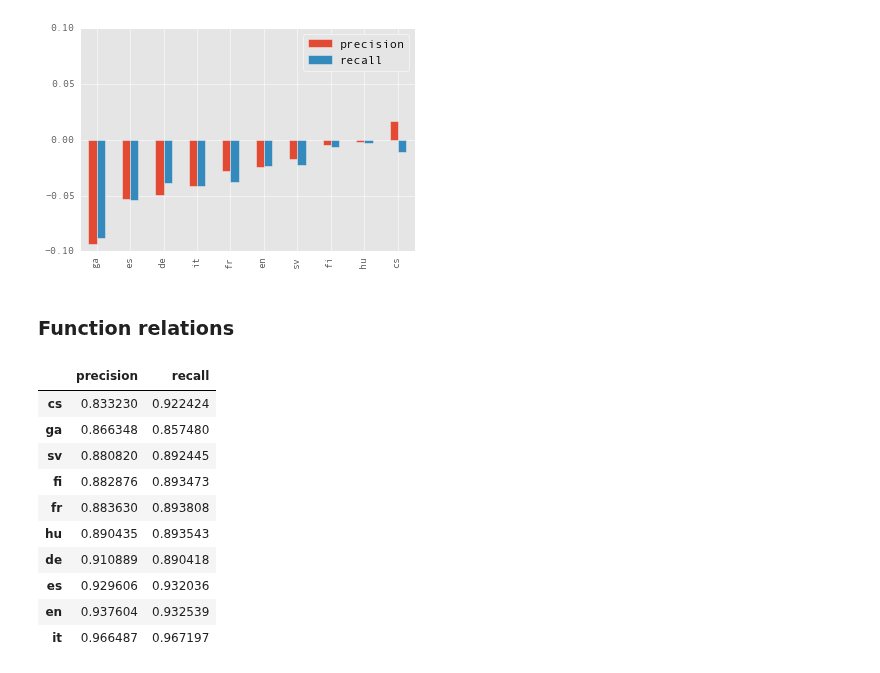
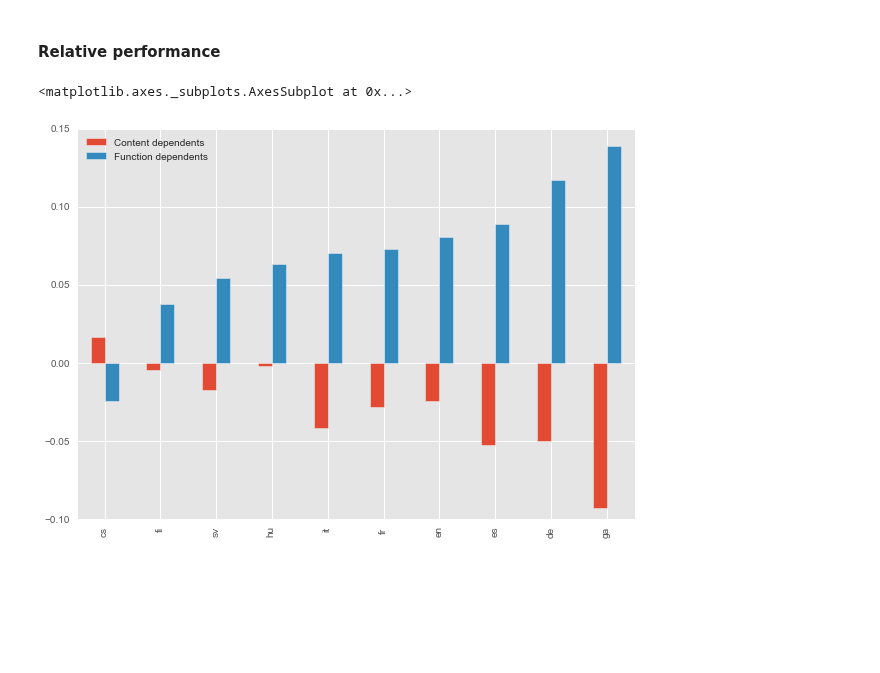
Before and after one commit to jimmycallin/udeval, a Jupyter notebook: notebooks/Comparison of dependency relations in evaluation.ipynb, the cells around one changed output. Saved outputs shown, nothing was run; the diff lists cells and outputs as text; code cells hidden in the pictures; blank space fills up the shorter version.

Commit message:
updates to figures, new results in comparison...

```diff
--- a/notebooks/Comparison of dependency relations in evaluation.ipynb
+++ b/notebooks/Comparison of dependency relations in evaluation.ipynb
@@ -3,7 +35,29 @@
+# %%
+# My classes
+content_dependents = ("acl", "advcl", "advmod", "amod", "appos", "ccomp", "compound", "conj", "csubj", "csubjpass", "dislocated", "dobj", "iobj", "list", "name", "nmod", "nsubj", "nsubjpass", "nummod", "parataxis", "remnant", "root", "vocative", "xcomp")
+function_dependents = ('aux', 'auxpass', 'case', 'cc', 'cop', 'det', 'expl', 'mark', 'neg', 'mwe')
+nonsemantic_dependents = ("punct", "discourse", "reparandum", "dep", "goeswith", "foreign")
+
+# UD classes
+core_dependents = ['nsubj', 'csubj', 'nsubjpass', 'csubjpass', 'dobj', 'ccomp', 'xcomp', 'iobj']
+noncore_dependents = ['nmod', 'advcl', 'advmod', 'neg']
+noun_dependents = ['nummod', 'acl', 'amod', 'appos', 'nmod']
+coordination_dependents = ['conj']
+special_clausal_dependents = ['vocative', 'aux', 'mark', 'discourse', 'auxpass', 'expl', 'cop']
+other_functional_dependents = ['det', 'cc', 'case', 'mwe']
+
+all_labels = content_dependents + function_dependents + nonsemantic_dependents
 # %%
 %matplotlib inline
 import matplotlib
+from matplotlib import pylab
+pylab.rcParams['figure.figsize'] = (10.0, 7.0)
+pylab.rcParams['font.size'] = 16
 matplotlib.style.use('ggplot')
+
+# Remove warnings
+import warnings
+warnings.filterwarnings('ignore')
 
 import sys, os
 sys.path.append("../tools/")
@@ -60,10 +114,3 @@ def precision_recall_filter_labels(labels):
         prec_recs["recall"].append(recall)
 
     return pd.DataFrame(prec_recs, index=index).sort_values("precision")
-# %%
-content_relations = ("acl", "advcl", "advmod", "amod", "appos", "ccomp", "compound", "conj", "csubj", "csubjpass", "dislocated", "dobj", "iobj", "list", "name", "nmod", "nsubj", "nsubjpass", "nummod", "parataxis", "remnant", "root", "vocative", "xcomp")
-function_relations = ('aux', 'auxpass', 'case', 'cc', 'cop', 'det', 'expl', 'mark', 'neg', 'mwe')
-other_relations = ("punct", "discourse", "reparandum", "dep", "goeswith", "foreign")
-all_labels = content_relations + function_relations + other_relations
-all_labels_results = precision_recall_filter_labels(all_labels)
-all_labels_results
@@ -117,0 +182,8 @@ content_results.sort_values("precision")
+# %%
+content_dependents_result = precision_recall_filter_labels(content_dependents)
+function_dependents_result = precision_recall_filter_labels(function_dependents)
+results_dict = {"Content dependents": content_dependents_result,
+                "Function dependents": function_dependents_result}
+
+content_function_results = pd.concat(results_dict.values(), keys=results_dict.keys(), axis=1)
+content_function_results
@@ -118,21 +203,9 @@ content_results.sort_values("precision")
+# %% [markdown]
+#### Relative performance
 # %%
-content_results.subtract(all_labels_results, axis=0).sort_values("precision").plot(kind='bar').set_ylim(-0.1, 0.1);
+content_function_precisions = content_function_results.subtract(all_labels_results, level=1).xs('precision', level=1, axis=1)
+content_function_precisions.sort_values('Function dependents').plot(kind='bar')
+#content_dependents_result.subtract(all_labels_results, axis=0).sort_values("precision").plot(kind='bar').set_ylim(-0.1, 0.1);
 # %% [output]
+<matplotlib.axes._subplots.AxesSubplot at 0x...>
-[figure, old version]
+[figure, new version]
-# %% [markdown]
-### Function relations
-# %%
-function_results = precision_recall_filter_labels(function_relations)
-function_results.sort_values("precision")
-# %% [output]
-|  | precision | recall |
-| cs | 0.833230 | 0.922424 |
-| ga | 0.866348 | 0.857480 |
-| sv | 0.880820 | 0.892445 |
-| fi | 0.882876 | 0.893473 |
-| fr | 0.883630 | 0.893808 |
-| hu | 0.890435 | 0.893543 |
-| de | 0.910889 | 0.890418 |
-| es | 0.929606 | 0.932036 |
-| en | 0.937604 | 0.932539 |
-| it | 0.966487 | 0.967197 |
```
Also changed, not shown: parts of 33 cells of this notebook, 2 other files.
